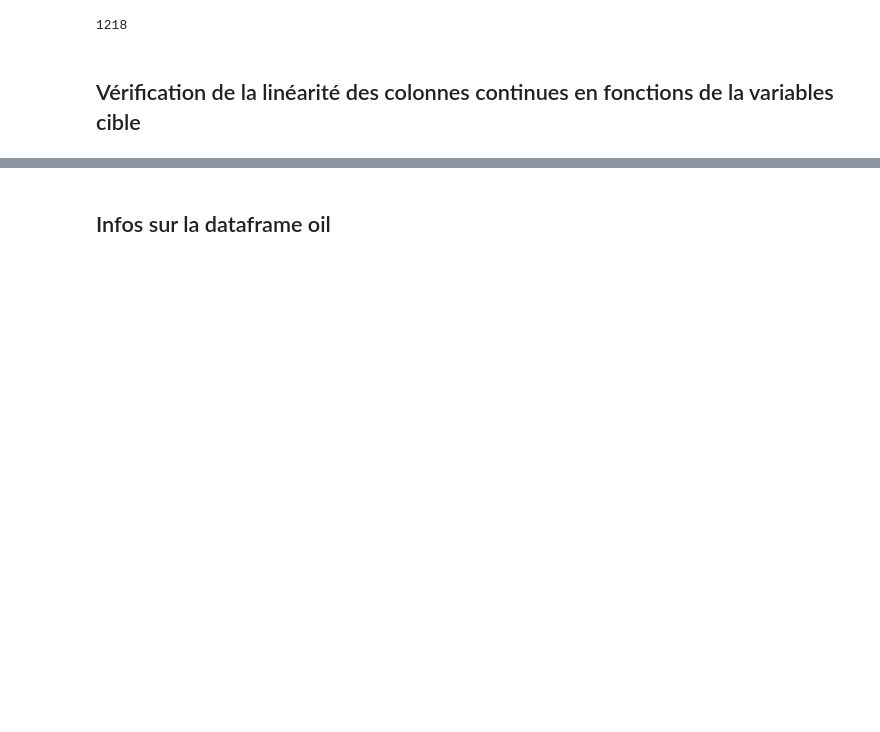
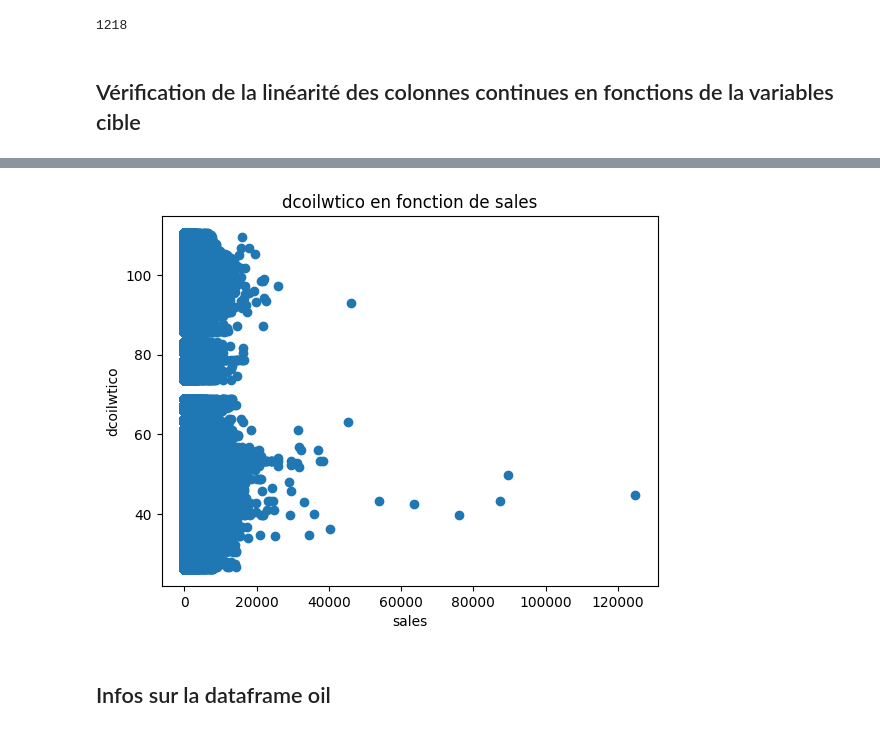
Before and after one commit to Joseph-Willson/ML_prevision, a Jupyter notebook: projet_ML.ipynb, the cells around one changed output, grey strips where cells are left out. Drawn from its saved outputs; the diff is of its cells as text; code cells hidden in the pictures; blank space fills up the shorter version.

```diff
--- a/projet_ML.ipynb
+++ b/projet_ML.ipynb
@@ -174,3 +174,11 @@ for col in numerique_columns_train:
+# %%
+plt.title(f"dcoilwtico en fonction de sales")
+plt.ylabel("dcoilwtico")
+plt.xlabel("sales")
+plt.scatter(train["sales"],train["dcoilwtico"])
+plt.show()
+# %% [output]
+[figure, added]
 # %% [markdown]
 ## Infos sur la dataframe oil
 # %%
```
Also changed, not shown: parts of 11 cells of this notebook, 1 other file.
